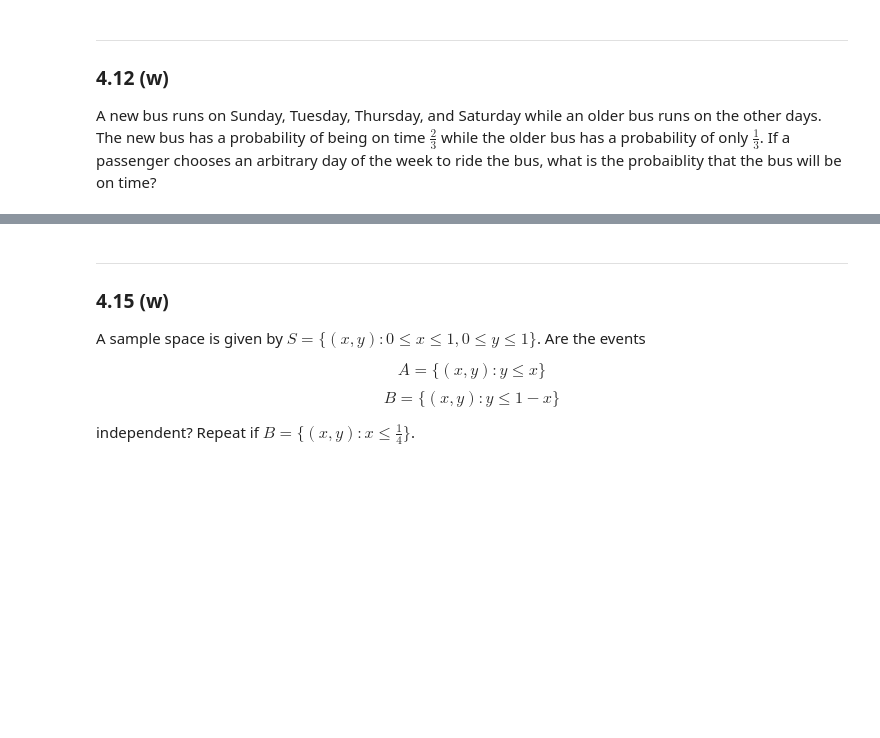
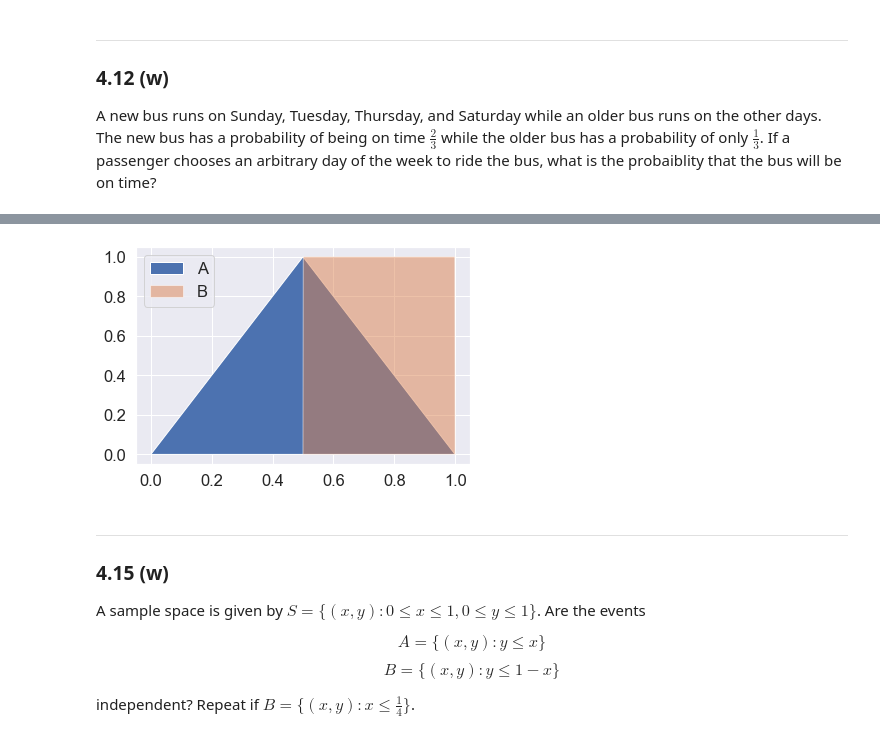
Before and after one commit to VictorCannestro/Intuitive_Probability_and_Random_Processes, a Jupyter notebook: CH4_Conditional_Probability.ipynb, the cells around one changed output, grey strips where cells are left out. Drawn from its saved outputs; the diff is of its cells as text; code cells hidden in the pictures; blank space fills up the shorter version.

```diff
--- a/CH4_Conditional_Probability.ipynb
+++ b/CH4_Conditional_Probability.ipynb
@@ -452,3 +557,19 @@ $$
+# %%
+# Define set A
+x = np.arange(0, 1.001, 0.001)
+fa = np.where(x < 0.5, 2*x, 2-2*x)
+
+# Define set B
+xb = x[len(x)//2:]
+fb = np.where(xb <= 0.5, 0, 1)
+fb[-1] = 0 # set the boundary element to 0 so the fill plot is correct
+
+plt.fill(x, fa, label='A')
+plt.fill(xb, fb, alpha=0.5, label='B')
+plt.legend()
+plt.show()
+# %% [output]
+[figure, added]
 # %% [markdown]
 ***
 ### 4.15 (w)
```
Also changed, not shown: parts of 24 cells of this notebook, 1 other file.
